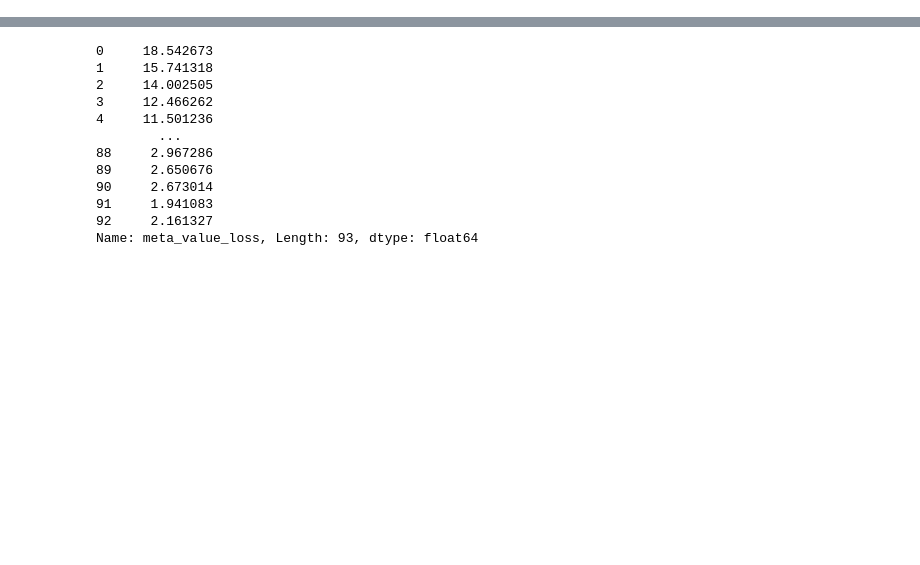
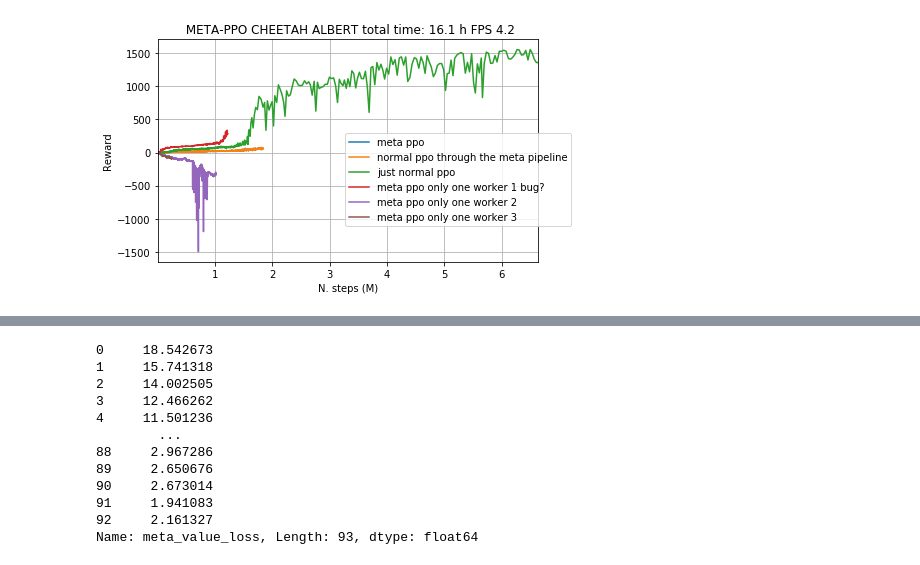
Before and after one commit to gabrielelibardi/meta_gradient_experiment, a Jupyter notebook: monitor.ipynb, the cells around one changed output, grey strips where cells are left out. Drawn from its saved outputs; the diff is of its cells as text; code cells hidden in the pictures; blank space fills up the shorter version.

```diff
--- a/monitor.ipynb
+++ b/monitor.ipynb
@@ -6,50 +6,63 @@ from matplotlib import pylab as plt
 import numpy as np
 import argparse
 import os
 import pandas as pd
 from glob import glob
 
 
 def get_data(my_dir):
     num_good_traj = 0
 
     exps = glob(my_dir+'*')
     d = exps[0]
     df = load_results(d)
     #df = pd.DataFrame()
 
     df['f']= df['l'].cumsum()/1000000
 
     df['perf']= df['r']
 
     return df
 
-my_dir = 'RUNS/exp_test_reacher_meta_6'
+my_dir = 'RUNS/exp_meta_cheetah_13'
 #my_dir = 'RUNS/exp_test_ll_10'
-my_dir = '../RUNS/exp_meta_hopper_1'
-df = get_data(my_dir)
+#my_dir = 'RUNS/exp_meta_hopper_2'
+#my_dir = 'RUNS/exp_meta_cheetah_test'
 
 
 
-time_limit = 0
+
+
 fig = plt.figure(clear=True, figsize=(15,9))
 
+def plot_stuff(my_dir, label):
+    roll = 10
+    df = get_data(my_dir)
+    time_limit = 0
+    total_time = df['t'].iloc[-1]
+    total_steps = df['l'].sum()
+    total_episodes = df['r'].size
 
-roll = 1
-total_time = df['t'].iloc[-1]
-total_steps = df['l'].sum()
-total_episodes = df['r'].size
+    ax = plt.subplot(2, 2, 1)
+    ax.set_title(' {} total time: {:.1f} h FPS {:.1f}'.format('META-PPO CHEETAH ALBERT',total_time/3600, total_steps/total_time))
+    df[['f','r']].rolling(roll).mean().iloc[0:-1:40].plot('f','r',  ax=ax,label=label)
 
-ax = plt.subplot(2, 2, 1)
-ax.set_title(' {} total time: {:.1f} h FPS {:.1f}'.format('META-PPO CHEETAH ALBERT',total_time/3600, total_steps/total_time))
-df[['f','r']].rolling(roll).mean().iloc[0:-1:40].plot('f','r',  ax=ax,label='ppo meta')
+    ax.set_xlabel('N. steps (M)')
+    ax.set_ylabel('Reward')
+    #plt.xlim((0,1))
+    #plt.ylim((0,100))
+    ax.grid(True)
+    #ax.legend(loc=4, prop={'size': 10})#
+    ax.legend(bbox_to_anchor=(1.1, 0.6))
 
-ax.set_xlabel('N. steps (M)')
-ax.set_ylabel('Reward')
-#plt.xlim((0, 20))
-ax.grid(True)
-#ax.legend(loc=4, prop={'size': 10})#
-ax.legend(bbox_to_anchor=(1.1, 0.6))
+plot_stuff('RUNS/exp_meta_cheetah_13', 'meta ppo')
+plot_stuff('RUNS/exp_meta_cheetah_11', 'normal ppo through the meta pipeline')
+plot_stuff('../animal-ppo/RUNS/exp_cheetah_control_run_1', 'just normal ppo')
+plot_stuff('RUNS/exp_meta_cheetah_12', 'meta ppo only one worker 1 bug?')
+plot_stuff('RUNS/exp_meta_cheetah_14', 'meta ppo only one worker 2')
+plot_stuff('RUNS/exp_meta_cheetah_15', 'meta ppo only one worker 3')
+# %% [output]
+[figure, added]
 # %%
 my_dir = 'RUNS/exp_test_ll_10/loss_monitor/loss_monitor.csv'
 my_dir = 'RUNS/exp_test_reacher_meta_6/loss_monitor/loss_monitor.csv'
```
Also changed, not shown: parts of 1 cell of this notebook, 3 other files.
